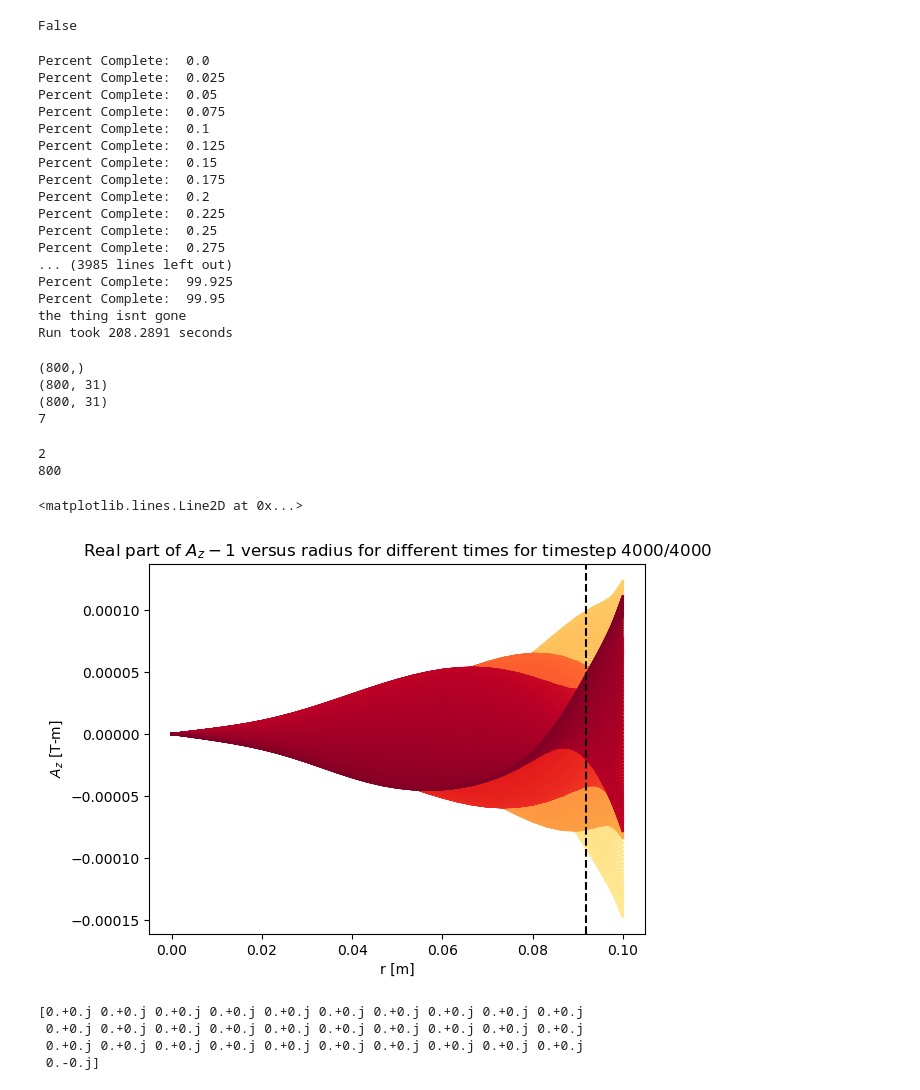
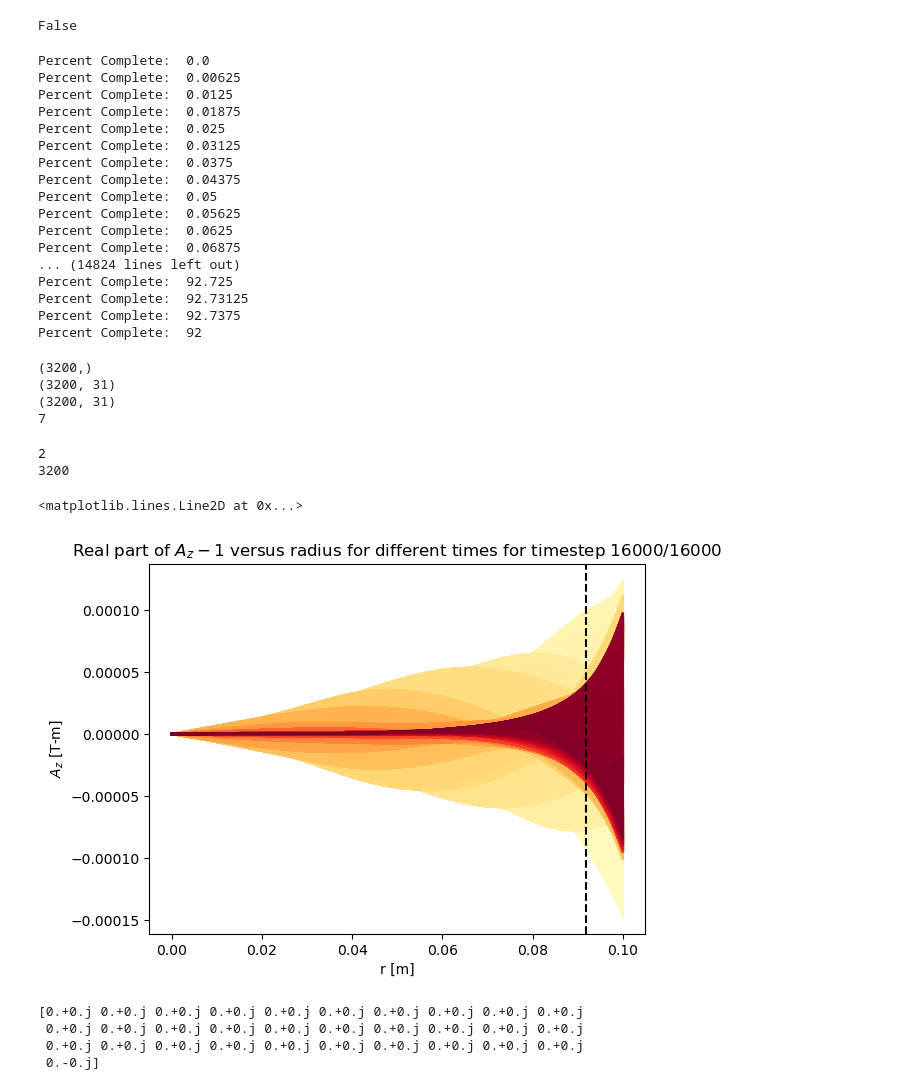
Before and after one commit to vandelij/FRC_RMF, a Jupyter notebook: predictor2_corrector_combine_RMF_code_case_Mlroy1999_fewer_time_steps - Copy.ipynb, the cells around one changed output. Cells and saved outputs as stored; diff of their text form; code cells hidden in the pictures.

```diff
--- a/predictor2_corrector_combine_RMF_code_case_Mlroy1999_fewer_time_steps - Copy.ipynb
+++ b/predictor2_corrector_combine_RMF_code_case_Mlroy1999_fewer_time_steps - Copy.ipynb
@@ -26,7 +26,7 @@ ne = 0.33e20 # m^-3, PFRC value, high end (low end 10^15)
 nr = 31  # mesh in r
 dr = R/nr
 r_array = np.linspace(0, R, nr)
-nt = 2*2000#12000#int(12000/2) # number of MHD time steps
+nt = 8*2000#2*2000#12000#int(12000/2) # number of MHD time steps TODO: change this back
 dt_MHD = 1e-9*6/2#1e-8  # MHD timestep size, in [s], dt_MHD = 1e-8 works well
 t_array = np.linspace(0, nt*dt_MHD, nt)
 timestep_save_interval = 5 # The number of timesteps to skip saving between saved timesteps.
@@ -990,31 +990,31 @@ print(f"Run took {toc - tic:0.4f} seconds")
 #     A_z_hold_out, B_z_hold_out, tnew = solve_a_z_b_z_skip_time(A_Zm_hold, B_Zn_hold, m_array, n_array, timestep_save_interval)
 # %% [output]
 Percent Complete:  0.0
+Percent Complete:  0.00625
+Percent Complete:  0.0125
+Percent Complete:  0.01875
 Percent Complete:  0.025
+Percent Complete:  0.03125
+Percent Complete:  0.0375
+Percent Complete:  0.04375
 Percent Complete:  0.05
-Percent Complete:  0.075
-Percent Complete:  0.1
-Percent Complete:  0.125
-Percent Complete:  0.15
-Percent Complete:  0.175
-Percent Complete:  0.2
-Percent Complete:  0.225
-Percent Complete:  0.25
-Percent Complete:  0.275
-... (3985 lines left out)
-Percent Complete:  99.925
-Percent Complete:  99.95
-the thing isnt gone
-Run took 208.2891 seconds
+Percent Complete:  0.05625
+Percent Complete:  0.0625
+Percent Complete:  0.06875
+... (14824 lines left out)
+Percent Complete:  92.725
+Percent Complete:  92.73125
+Percent Complete:  92.7375
+Percent Complete:  92
 # %%
 print(tnew.shape)
 print(A_z_hold_out[0].shape)
 print(B_z_hold_out[0].shape)
 print(len(A_z_hold_out))
 # %% [output]
-(800,)
-(800, 31)
-(800, 31)
+(3200,)
+(3200, 31)
+(3200, 31)
 7
 # %%
 # test the area with saving times every so often
@@ -1022,36 +1022,36 @@ from matplotlib import cm
 #cmap = cm.get_cmap('inferno')
 #cmap = cm.get_cmap('Reds')
 cmap = cm.get_cmap('YlOrRd')
 #cmap = cm.get_cmap('autumn')
 m = -1
 im = np.where(m_array == m)[0][0]
 print(im)
 print(A_z_hold_out[im].shape[0])
 toplot='r'
-range_to_plot = 800 #A_z_hold_out[im].shape[0]
+range_to_plot = 3200 #A_z_hold_out[im].shape[0]
 if toplot == 'r':
     for i in range(range_to_plot):
         cmap_color = cmap(i/range_to_plot)
         plt.plot(r_array, np.real(A_z_hold_out[im][i, :]), color=cmap_color)#, alpha = (1 - i/255))
     plt.title(f'Real part of $A_z{m}$ versus radius for different times for timestep {range_to_plot*timestep_save_interval}/{nt}')
 
 if toplot == 'i':
     for i in range(range_to_plot):
         cmap_color = cmap(i/range_to_plot)
         plt.plot(r_array, np.imag(A_z_hold_out[im][i, :]), color=cmap_color)
     plt.title(f'Imaginary part of $A_z{m}$ versus radius for different times for timestep {range_to_plot*timestep_save_interval}/{nt}')
 
 plt.xlabel('r [m]')
 plt.ylabel(r'$A_z$ [T-m]')
 
 d_skin = np.sqrt(2*eta/(mu0*w_RMF))
 
 plt.axvline(x=(R-d_skin), color='black', linestyle='--')
 # %% [output]
 2
-800
+3200
 <matplotlib.lines.Line2D at 0x...>
-[figure, old version]
+[figure, new version]
 # %%
 print(A_z_hold_out[1][58, :])
 # %% [output]
```
Also changed, not shown: parts of 19 cells of this notebook.
